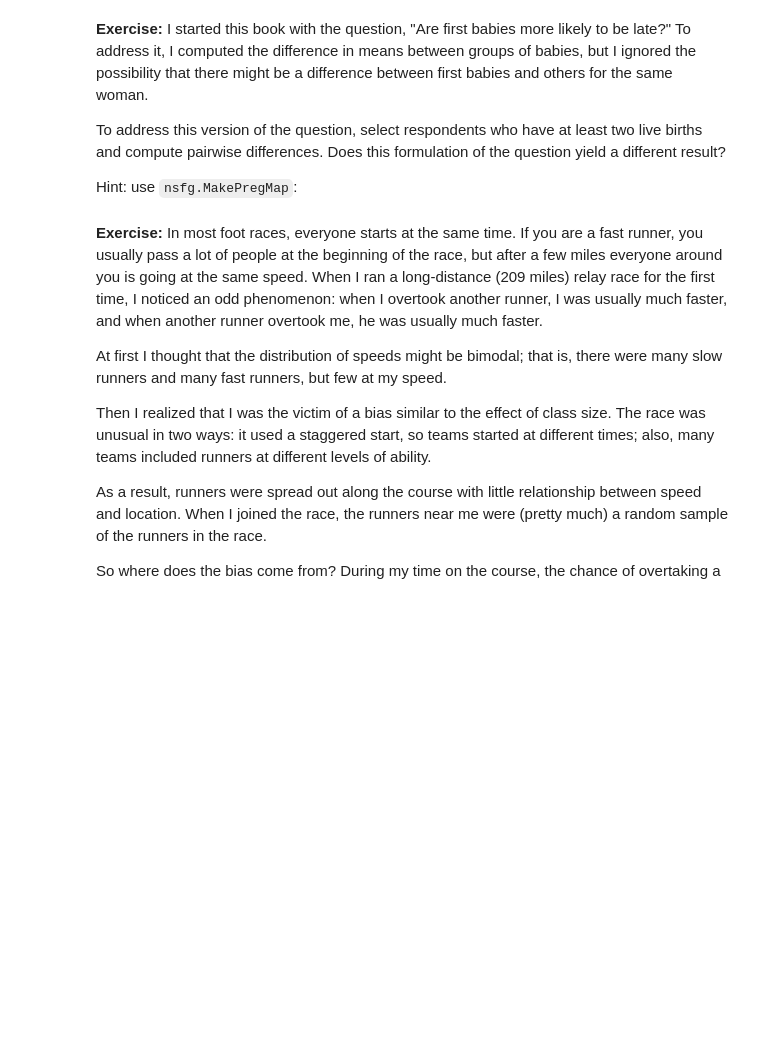
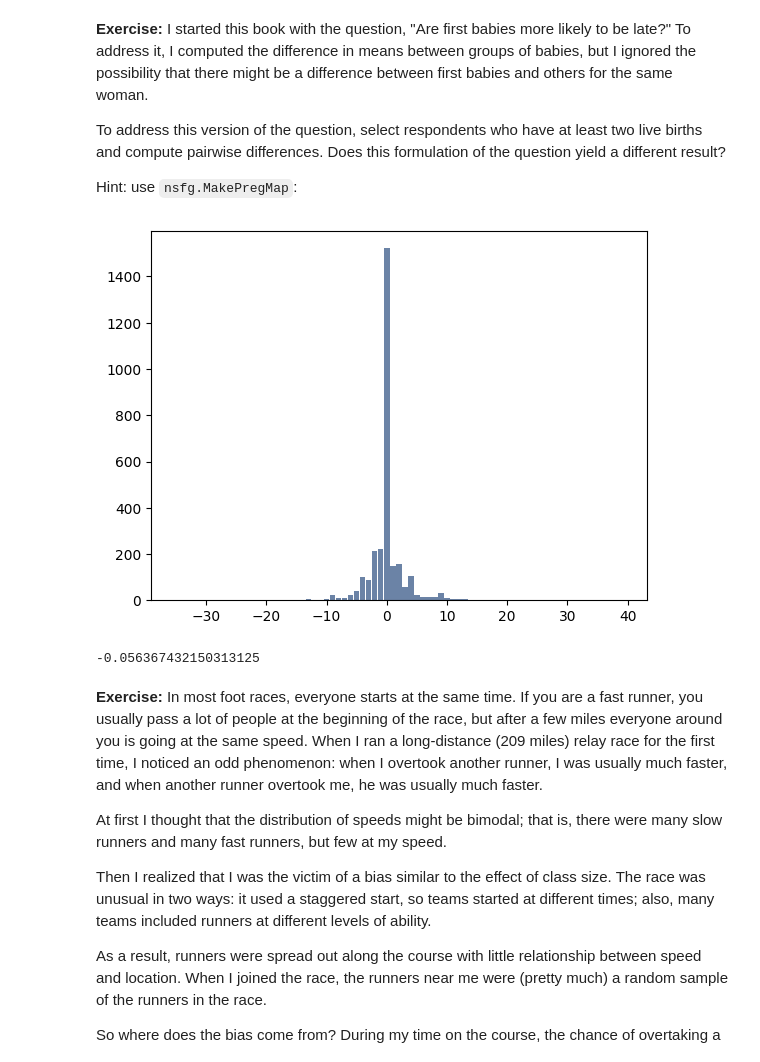
Before and after one commit to cjszhou/datasci, a Jupyter notebook: thinkstats2/chap03ex.ipynb, the cells around one changed output. Cells and saved outputs as stored; diff of their text form; code cells hidden in the pictures; blank space fills up the shorter version.

```diff
--- a/thinkstats2/chap03ex.ipynb
+++ b/thinkstats2/chap03ex.ipynb
@@ -316,3 +385,21 @@ preg_map = nsfg.MakePregMap(live)
+# %%
+preg_map
+hist = thinkstats2.Hist()
+
+for caseid, indices in preg_map.items():
+    if len(indices) >= 2:
+        pair = preg.loc[indices[0:2]].prglngth
+        diff = np.diff(pair)[0]
+        hist[diff] += 1
+
+thinkplot.Hist(hist)
+# %% [output]
+[figure, added]
+# %%
+pmf = thinkstats2.Pmf(hist)
+pmf.Mean()
+# %% [output]
+-0.056367432150313125
 # %% [markdown]
 **Exercise:** In most foot races, everyone starts at the same time. If you are a fast runner, you usually pass a lot of people at the beginning of the race, but after a few miles everyone around you is going at the same speed.
 When I ran a long-distance (209 miles) relay race for the first time, I noticed an odd phenomenon: when I overtook another runner, I was usually much faster, and when another runner overtook me, he was usually much faster.
```
Also changed, not shown: parts of 32 cells of this notebook, 3 other files.
